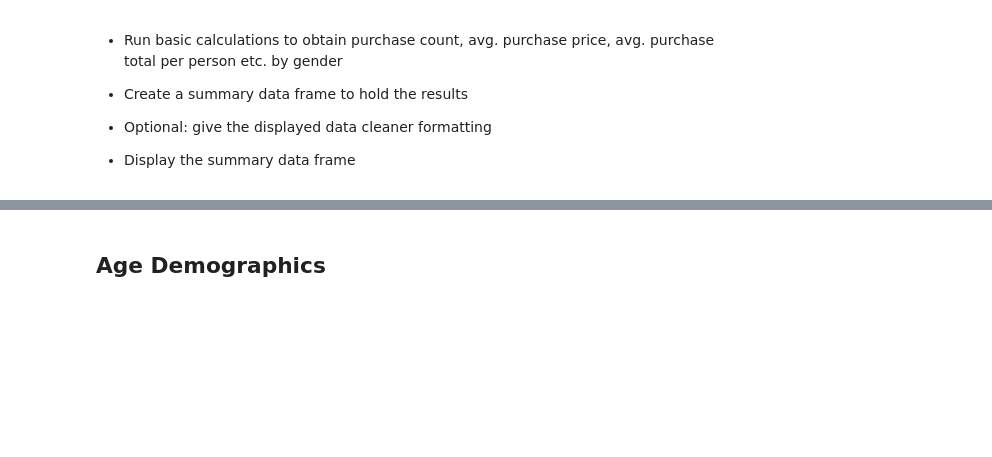
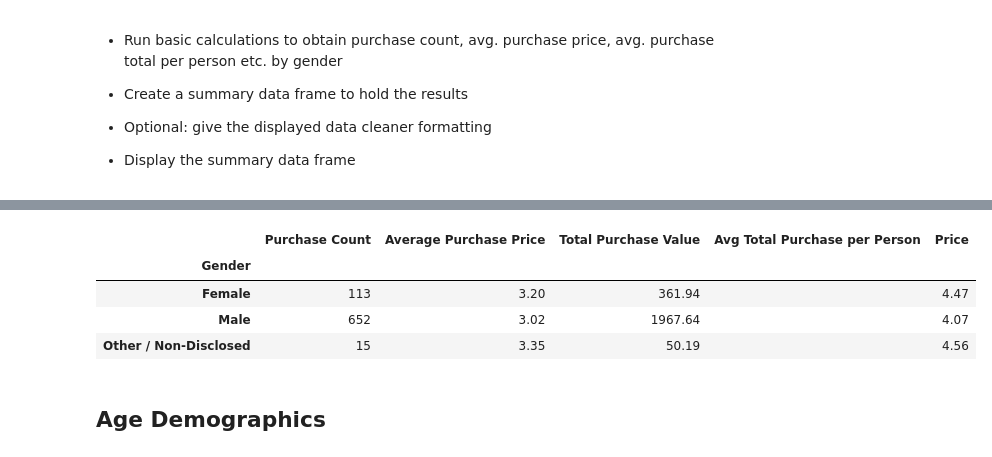
Before and after one commit to rabscuttle/pandas-challenge, a Jupyter notebook: HeroesOfPymoli/02-Homework_04-Pandas_Instructions_HeroesOfPymoli_HeroesOfPymoli_starter.ipynb, the cells around one changed output, grey strips where cells are left out. Cells and saved outputs as stored; diff of their text form; code cells hidden in the pictures; blank space fills up the shorter version.

```diff
--- a/HeroesOfPymoli/02-Homework_04-Pandas_Instructions_HeroesOfPymoli_HeroesOfPymoli_starter.ipynb
+++ b/HeroesOfPymoli/02-Homework_04-Pandas_Instructions_HeroesOfPymoli_HeroesOfPymoli_starter.ipynb
@@ -60,0 +72,16 @@ print(player_count)
+# %%
+# Drop duplicates from main DF
+unique_users_df = purchase_data_df.drop_duplicates(subset='SN', keep="last")
+
+# Create gender count DF
+count_genders_df = unique_users_df["Gender"].value_counts().rename_axis("Gender").to_frame("Total Count")
+
+# Create gender pct DF
+gender_pct_df = round(unique_users_df["Gender"].value_counts(normalize=True) * 100, 2)
+gender_pct_df = gender_pct_df.rename_axis("Gender").to_frame("Percentage of Players")
+
+# Merge DFs
+player_gender_stats_df = pd.merge(count_genders_df, gender_pct_df, on = "Gender")
+player_gender_stats_df.index.name = ""
+
+player_gender_stats_df.style.format({"Percentage of Players": "{:,.2f}%"})
@@ -84,3 +110,29 @@ print(player_count)
+# %%
+gender_purchase_count = purchase_data_df['Gender'].value_counts()
+average_purchase = round((purchase_data_df.groupby(['Gender']).mean())['Price'], 2)
+total_purchase_value = round((purchase_data_df.groupby(['Gender']).sum())['Price'], 2)
+
+average_total_purchase_per_person = purchase_data_df[['SN','Gender','Price']].groupby('SN').sum()
+gender_df = unique_users_df[['SN', 'Gender']]
+merge1 = pd.merge(average_total_purchase_per_person, gender_df, on = "SN")
+atppp_df = round(merge1.groupby(['Gender']).mean(), 2)
+
+purchase_analysis_gender_df = pd.DataFrame({
+    "Purchase Count": gender_purchase_count,
+    "Average Purchase Price": average_purchase,
+    "Total Purchase Value": total_purchase_value,
+    "Avg Total Purchase per Person": ""
+})
+
+purchase_analysis_gender_df.index.name = 'Gender'
+df = pd.merge(purchase_analysis_gender_df, atppp_df, on = 'Gender')
+df
+# %% [output]
+|  | Purchase Count | Average Purchase Price | Total Purchase Value | Avg Total Purchase per Person | Price |
+| Gender |  |  |  |  |  |
+| Female | 113 | 3.20 | 361.94 |  | 4.47 |
+| Male | 652 | 3.02 | 1967.64 |  | 4.07 |
+| Other / Non-Disclosed | 15 | 3.35 | 50.19 |  | 4.56 |
 # %% [markdown]
 ## Age Demographics
 # %% [markdown]
```
Also changed, not shown: parts of 18 cells of this notebook.
